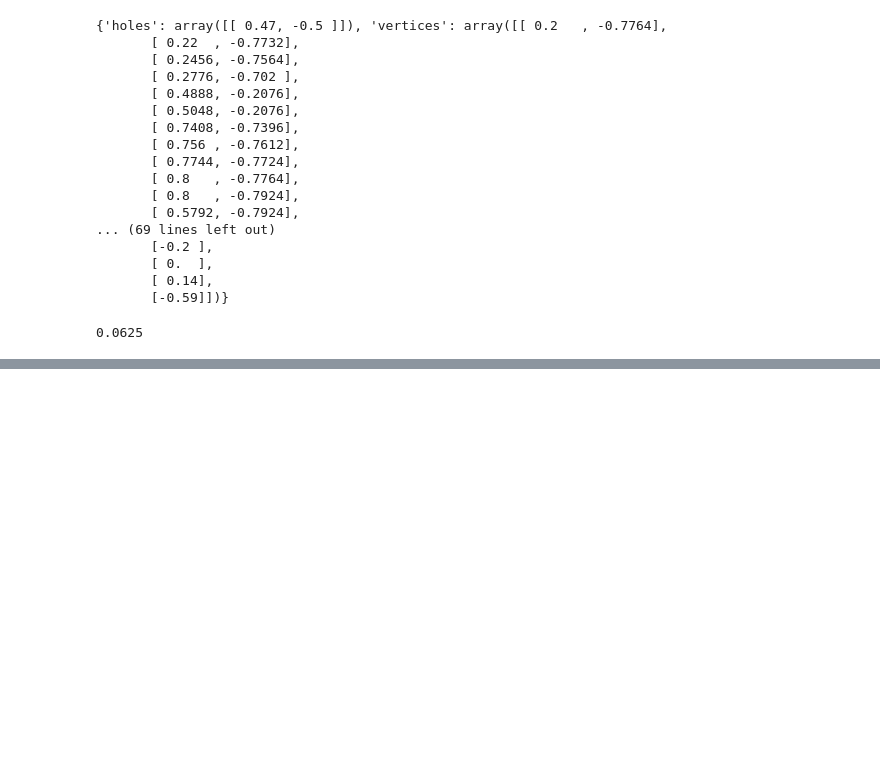
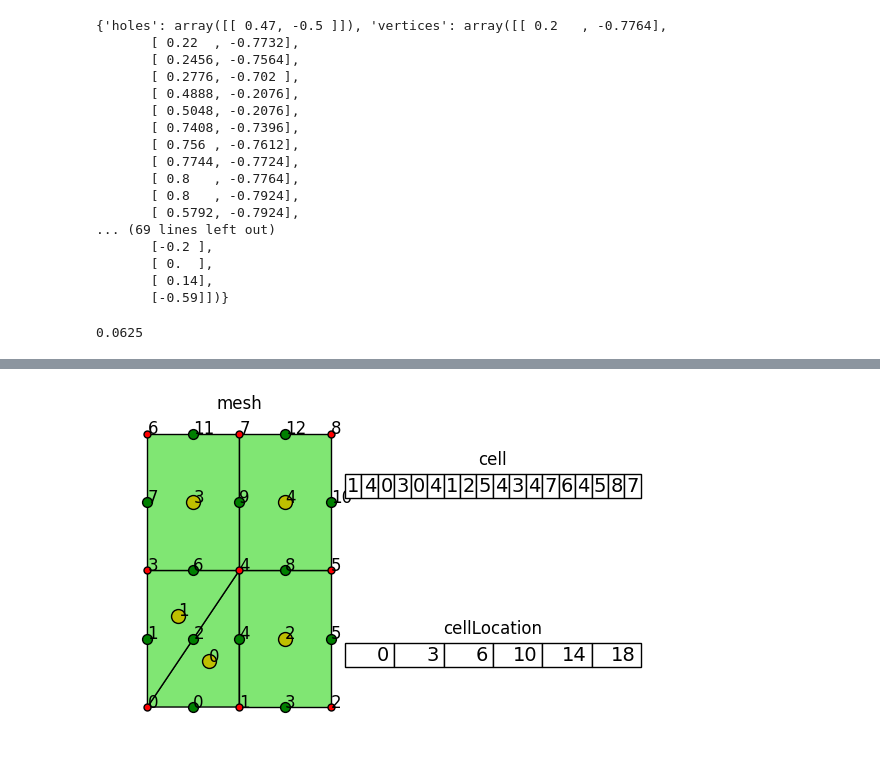
Before and after one commit to weihuayi/fealpy, a Jupyter notebook: doc/fealpybook/mesh.ipynb, the cells around one changed output, grey strips where cells are left out. Cells and saved outputs as stored; diff of their text form; code cells hidden in the pictures; blank space fills up the shorter version.

```diff
--- a/doc/fealpybook/mesh.ipynb
+++ b/doc/fealpybook/mesh.ipynb
@@ -213,0 +259,56 @@ plt.show()
+# %%
+import numpy as np
+import matplotlib.pyplot as plt
+import matplotlib.gridspec as gridspec
+%matplotlib inline
+from fealpy.mesh.PolygonMesh import PolygonMesh
+
+def labels(n):
+    r = [str(i)+':' for i in range(n)]
+    return r
+
+point = np.array([
+    [0, 0],
+    [1, 0],
+    [2, 0],
+    [0, 1],
+    [1, 1],
+    [2, 1],
+    [0, 2],
+    [1, 2],
+    [2, 2]], dtype=np.float)
+cell = np.array([1, 4, 0, 3, 0, 4, 1, 2, 5, 4, 3, 4, 7, 6, 4, 5, 8, 7], dtype=np.int)
+cellLocation = np.array([0, 3, 6, 10, 14, 18], dtype=np.int)
+
+mesh = PolygonMesh(point, cell, cellLocation)
+point = mesh.point
+cell = mesh.ds.cell
+cellLocation = mesh.ds.cellLocation
+edge = mesh.ds.edge
+cell2edge = mesh.ds.cell_to_edge()
+edge2cell = mesh.ds.edge_to_cell()
+
+gs = gridspec.GridSpec(2, 2)
+axes = [plt.subplot(gs[:, 0]), plt.subplot(gs[0, 1]), plt.subplot(gs[1, 1])]
+mesh.add_plot(axes[0])
+mesh.find_point(axes[0], showindex=True, markersize=25, fontsize=12)
+mesh.find_edge(axes[0], showindex=True, markersize=50, fontsize=12)
+mesh.find_cell(axes[0], showindex=True, markersize=100, fontsize=12)
+axes[0].set_title('mesh', y=1)
+
+for ax in axes:
+    ax.axis('tight')
+    ax.axis('off')
+table = axes[1].table(cellText=cell.reshape(1, -1),  loc='center')
+axes[1].set_title('cell', y=0.6)
+table.set_fontsize(14)
+table.scale(1.4, 1.4)
+table = axes[2].table(cellText=cellLocation.reshape(1, -1), loc='center')
+axes[2].set_title('cellLocation', y=0.6)
+table.set_fontsize(14)
+table.scale(1.4, 1.4)
+#plt.tight_layout(pad=1, w_pad=0.5, h_pad=1)
+plt.savefig('/home/why/edgedata1.pdf')
+plt.show()
+# %% [output]
+[figure, added]
```
Also changed, not shown: parts of 6 cells of this notebook, 7 other files.
